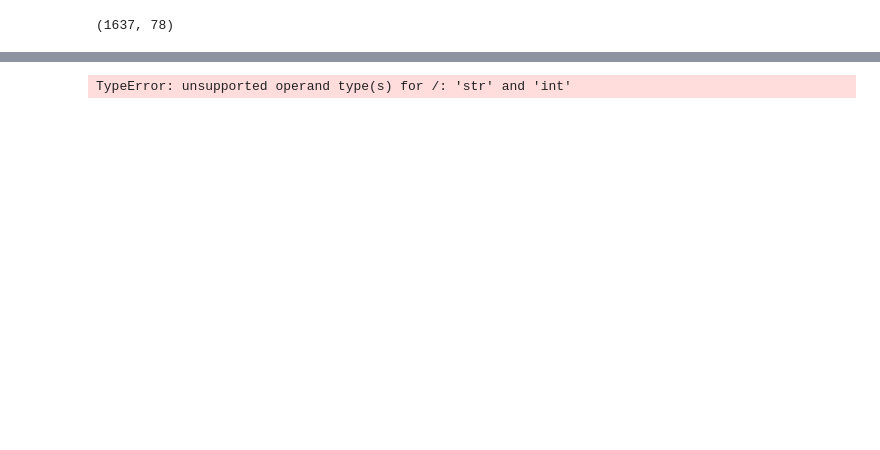
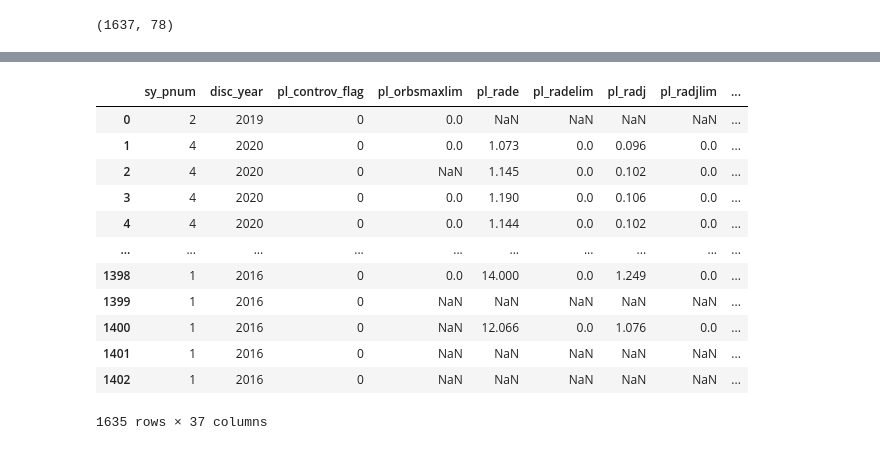
Before and after one commit to Sarthakpurii/ExoRealm, a Jupyter notebook: ML Model/main.ipynb, the cells around one changed output, grey strips where cells are left out. Drawn from its saved outputs; the diff is of its cells as text; code cells hidden in the pictures; blank space fills up the shorter version.

```diff
--- a/ML Model/main.ipynb
+++ b/ML Model/main.ipynb
@@ -322,2 +326,6 @@ finaldf['PlanetNumber'].isnul
+# %%
+finaldf.dropna(subset=['PlanetNumber'], inplace=True)
 # %%
-OE=OrdinalEncoder(categories=['b','c','d','e','f','g'])
+OE=OrdinalEncoder(categories=[['b','c','d','e','f','g']])
+finaldf['PlanetNumber']=OE.fit_transform(finaldf[['PlanetNumber']])
+finaldf.sample(5)
@@ -328,4 +380,16 @@ TypeError: unsupported operand type(s) for /: 'str' and 'int'
 # %%
-finaldf.drop(columns=[col for col in finaldf.columns if abs(finaldf['target'].corr(finaldf[col])) <= 0.1])
+finaldf.drop(columns=[col for col in finaldf.columns if abs(finaldf['target'].corr(finaldf[col])) <= 0.17])
 # %% [output]
+|  | sy_pnum | disc_year | pl_controv_flag | pl_orbsmaxlim | pl_rade | pl_radelim | pl_radj | pl_radjlim | ... |
+| 0 | 2 | 2019 | 0 | 0.0 | NaN | NaN | NaN | NaN | ... |
+| 1 | 4 | 2020 | 0 | 0.0 | 1.073 | 0.0 | 0.096 | 0.0 | ... |
+| 2 | 4 | 2020 | 0 | NaN | 1.145 | 0.0 | 0.102 | 0.0 | ... |
+| 3 | 4 | 2020 | 0 | 0.0 | 1.190 | 0.0 | 0.106 | 0.0 | ... |
+| 4 | 4 | 2020 | 0 | 0.0 | 1.144 | 0.0 | 0.102 | 0.0 | ... |
+| ... | ... | ... | ... | ... | ... | ... | ... | ... | ... |
+| 1398 | 1 | 2016 | 0 | 0.0 | 14.000 | 0.0 | 1.249 | 0.0 | ... |
+| 1399 | 1 | 2016 | 0 | NaN | NaN | NaN | NaN | NaN | ... |
+| 1400 | 1 | 2016 | 0 | NaN | 12.066 | 0.0 | 1.076 | 0.0 | ... |
+| 1401 | 1 | 2016 | 0 | NaN | NaN | NaN | NaN | NaN | ... |
+| 1402 | 1 | 2016 | 0 | NaN | NaN | NaN | NaN | NaN | ... |
-TypeError: unsupported operand type(s) for /: 'str' and 'int'
+1635 rows × 37 columns
```
Also changed, not shown: parts of 16 cells of this notebook.
